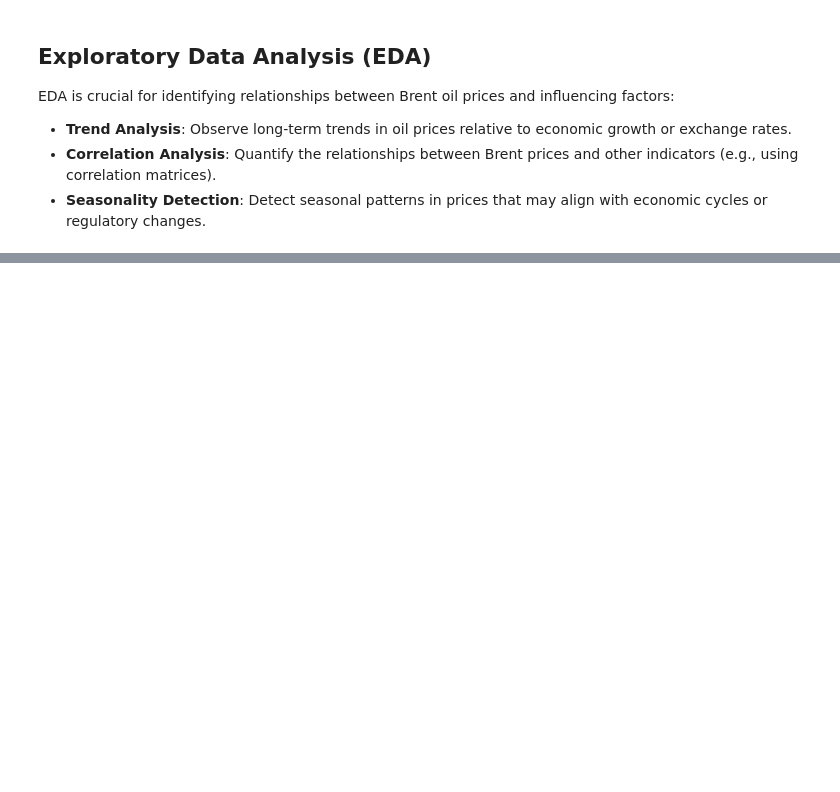
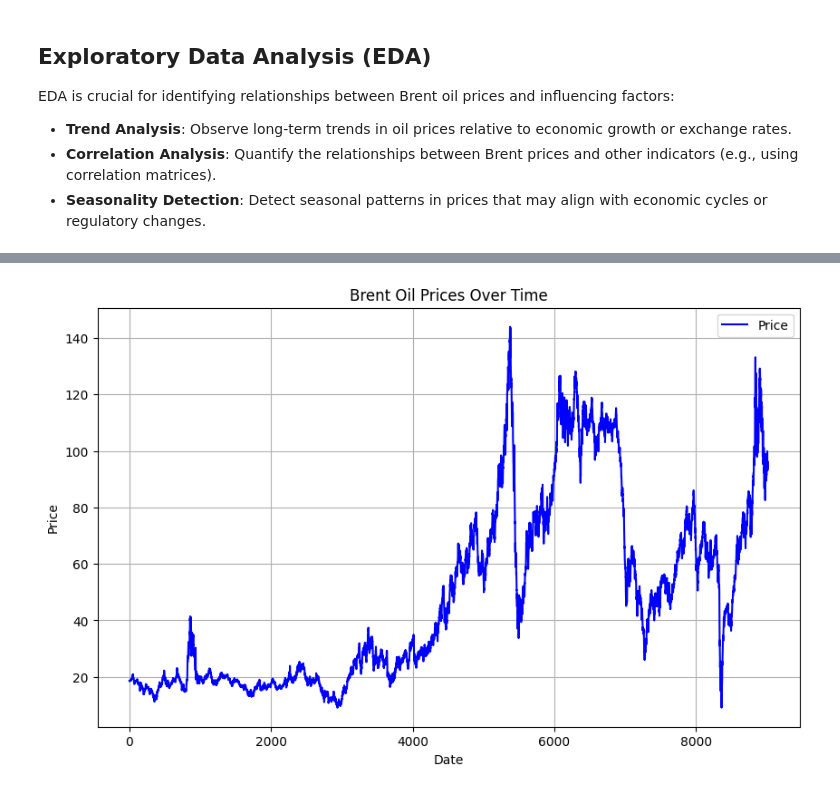
Before and after one commit to yerosan/Oil_Analysis_Project, a Jupyter notebook: notebooks/Perprocessing.ipynb, the cells around one changed output, grey strips where cells are left out. Saved outputs shown, nothing was run; the diff lists cells and outputs as text; code cells hidden in the pictures; blank space fills up the shorter version.

Commit message:
Time series analysis and model building

```diff
--- a/notebooks/Perprocessing.ipynb
+++ b/notebooks/Perprocessing.ipynb
@@ -13,7 +13,9 @@ sys.path.insert(0,os.path.dirname(os.getcwd()))
 # %%
 from scripts.data_preprocessing import DataPreprocessor
 from scripts.feature_engineering import FeatureEngineer
+from scripts.TimeSeries import TimeSeriesVisualizer
 preprocessor = DataPreprocessor("../Data/Copy of BrentOilPrices (1).csv")
+dateData=preprocessor._load_data()
 preprocessed_data = preprocessor.preprocess()
 # %% [output]
 Data loaded successfully.
@@ -30,0 +72,2 @@ Feature engineering complete.
+# %%
+timeSeries=TimeSeriesVisualizer()
@@ -30,0 +106,2 @@ Feature engineering complete.
+# %%
+dataPreparing=timeSeries._prepare_data(dateData)
@@ -30,0 +124,4 @@ Feature engineering complete.
+# %%
+timeSeries.plot_time_series(dataPreparing)
+# %% [output]
+[figure, added]
```
Also changed, not shown: parts of 11 cells of this notebook, 4 other files.
